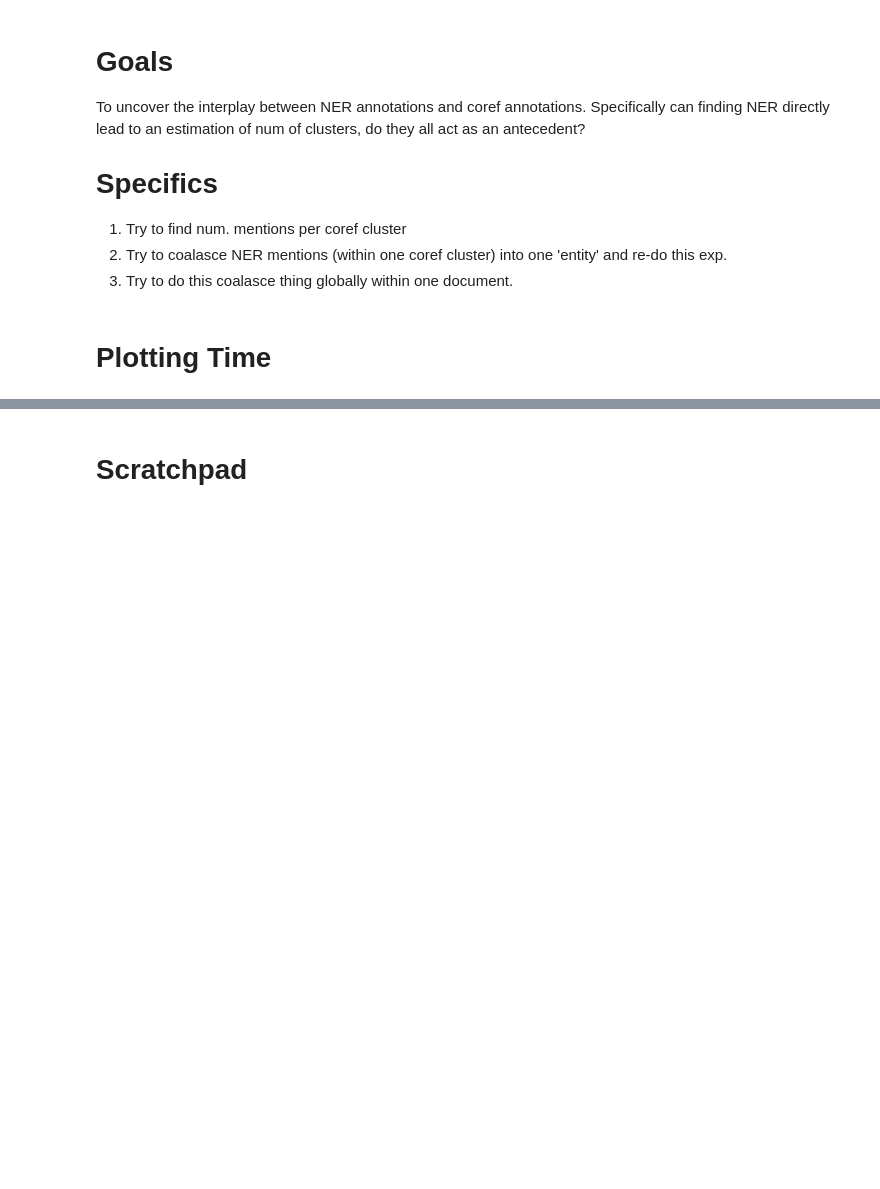
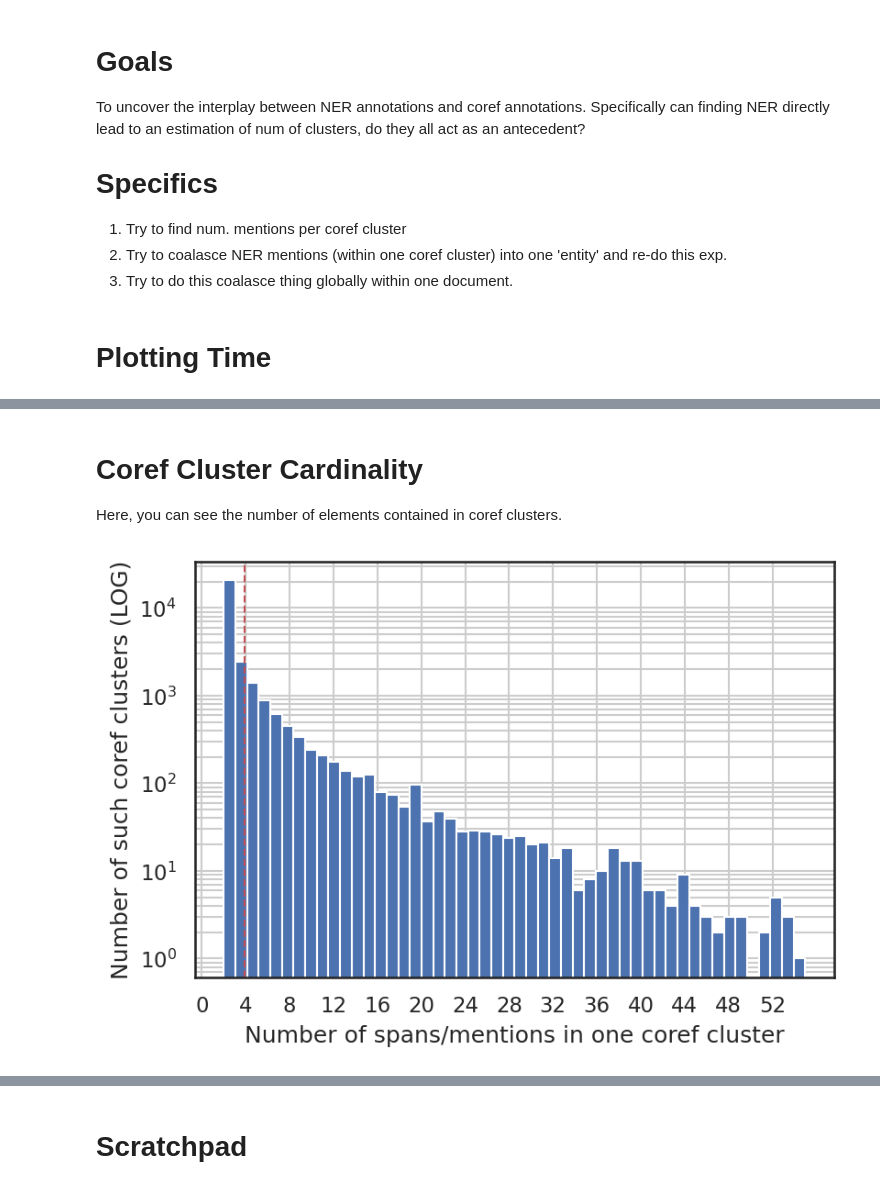
Before and after one commit to geraltofrivia/multitask-entitylevel-nlp, a Jupyter notebook: src/ner-overlaps.ipynb, the cells around one changed output, grey strips where cells are left out. Cells and saved outputs as stored; diff of their text form; code cells hidden in the pictures; blank space fills up the shorter version.

```diff
--- a/src/ner-overlaps.ipynb
+++ b/src/ner-overlaps.ipynb
@@ -148 +264,10 @@ def fancy_plot(data: list, bins=None, xlabel: str= None, ylabel: str = None, plo
+# %% [markdown]
+# Coref Cluster Cardinality
+Here, you can see the number of elements contained in coref clusters.
+# %%
+plot_avec_mean(summary['elements_per_cluster'],
+              xlabel="Number of spans/mentions in one coref cluster",
+              ylabel="Number of such coref clusters (LOG)", bins=50, ylog=True, ignore_outliers=10, plot_mean=True)
+# %% [output]
+[figure, added]
 # %% [markdown]
```
Also changed, not shown: parts of 19 cells of this notebook, 1 other file.
